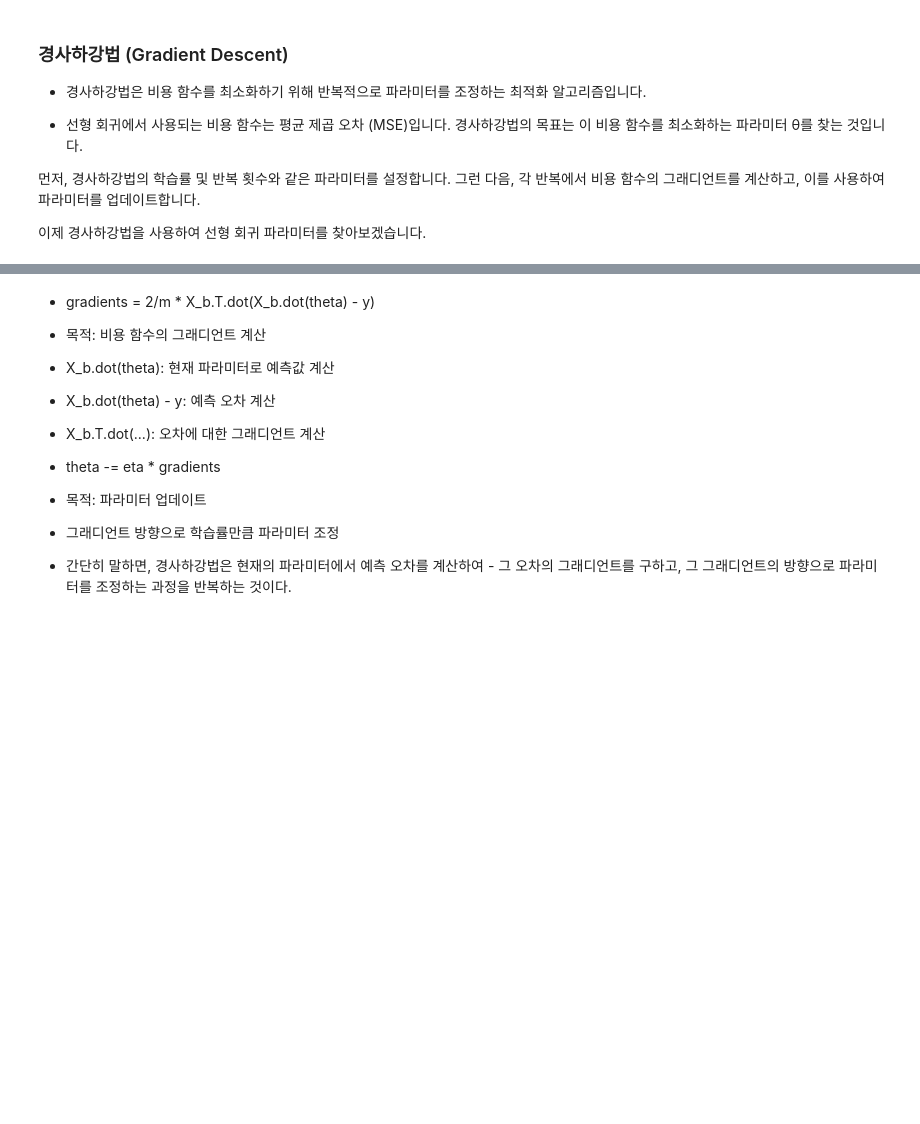
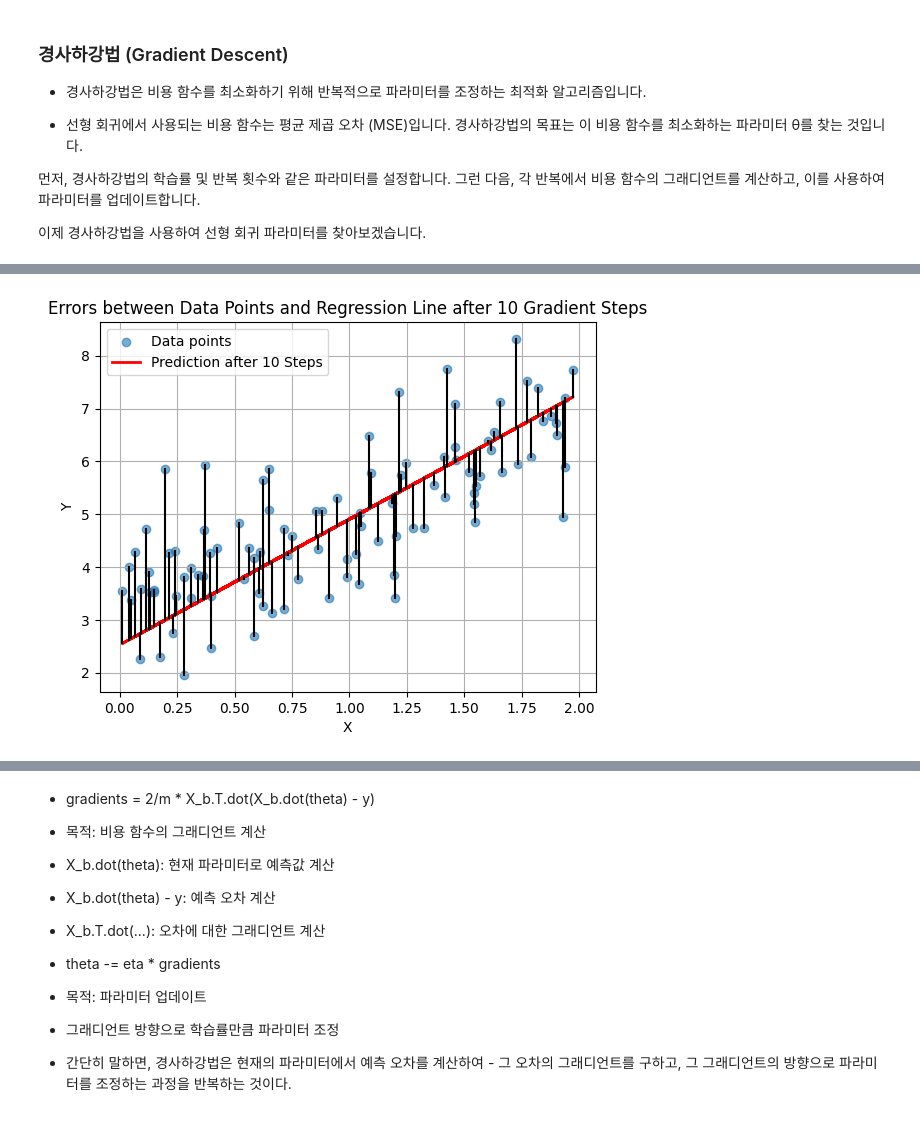
Before and after one commit to DoSungjin/2023-for-DS, a Jupyter notebook: LECTURE/5.0815_linear_regression/exercise.ipynb, the cells around one changed output, grey strips where cells are left out. Cells and saved outputs as stored; diff of their text form; code cells hidden in the pictures; blank space fills up the shorter version.

```diff
--- a/LECTURE/5.0815_linear_regression/exercise.ipynb
+++ b/LECTURE/5.0815_linear_regression/exercise.ipynb
@@ -109,0 +158,26 @@ array([[3.21509616],
+# %%
+# 10번의 경사하강법 스텝 수행
+for i in range(10):
+    gradients = 2/m * X_b.T.dot(X_b.dot(theta) - y)
+    theta -= eta * gradients
+
+# 10번 스텝 후의 예측값 계산
+y_predict_after_ten_steps = X_b.dot(theta)
+
+# 10번 스텝 후의 오차 계산
+errors_after_ten_steps = y - y_predict_after_ten_steps
+
+# 오차를 그래프에 시각화
+plt.scatter(x, y, alpha=0.6, label="Data points")
+plt.plot(x, y_predict_after_ten_steps, "r-", linewidth=2, label="Prediction after 10 Steps")
+for i in range(n):
+    plt.plot([x[i], x[i]], [y[i], y_predict_after_ten_steps[i]], "k-")
+
+plt.xlabel('X')
+plt.ylabel('Y')
+plt.title('Errors between Data Points and Regression Line after 10 Gradient Steps')
+plt.legend()
+plt.grid(True)
+plt.show()
+# %% [output]
+[figure, added]
```
Also changed, not shown: parts of 5 cells of this notebook.
